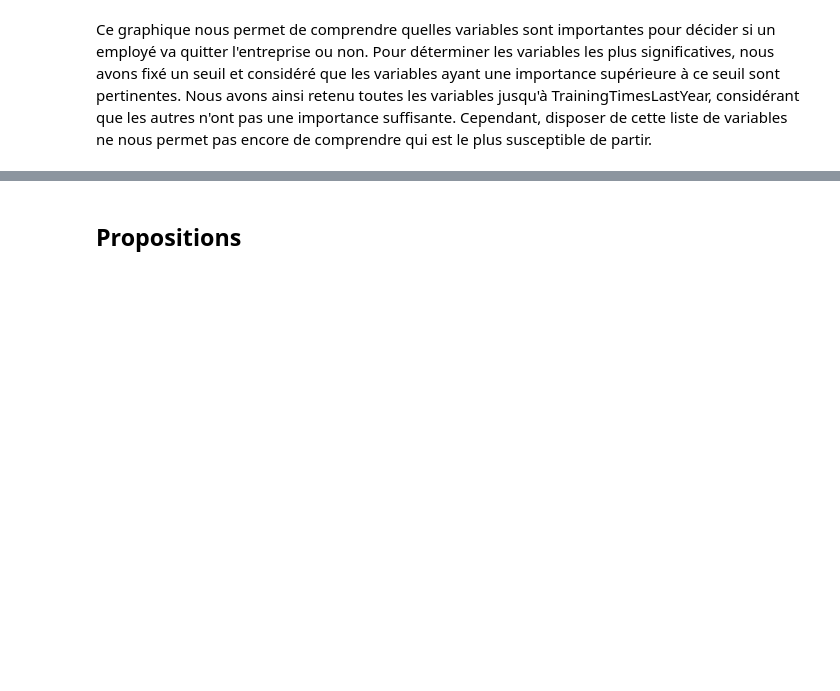
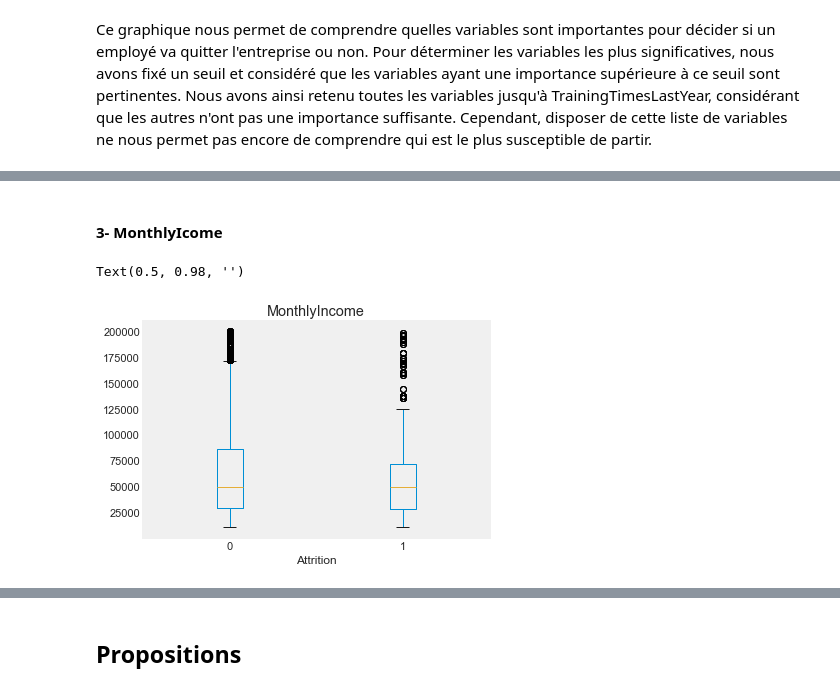
Before and after one commit to itsyanis/Machine-Learning-Project, a Jupyter notebook: Livrable_Projet IA.ipynb, the cells around one changed output, grey strips where cells are left out. Cells and saved outputs as stored; diff of their text form; code cells hidden in the pictures; blank space fills up the shorter version.

```diff
--- a/Livrable_Projet IA.ipynb
+++ b/Livrable_Projet IA.ipynb
@@ -1152,0 +1155,8 @@ Ce graphique nous permet de comprendre quelles variables sont importantes pour d
+# %% [markdown]
+#### 3- MonthlyIcome
+# %%
+data_merged.boxplot(by ='Attrition', column = "MonthlyIncome", grid = False, figsize=None)
+plt.suptitle("")
+# %% [output]
+Text(0.5, 0.98, '')
+[figure, added]
```
Also changed, not shown: parts of 46 cells of this notebook.
